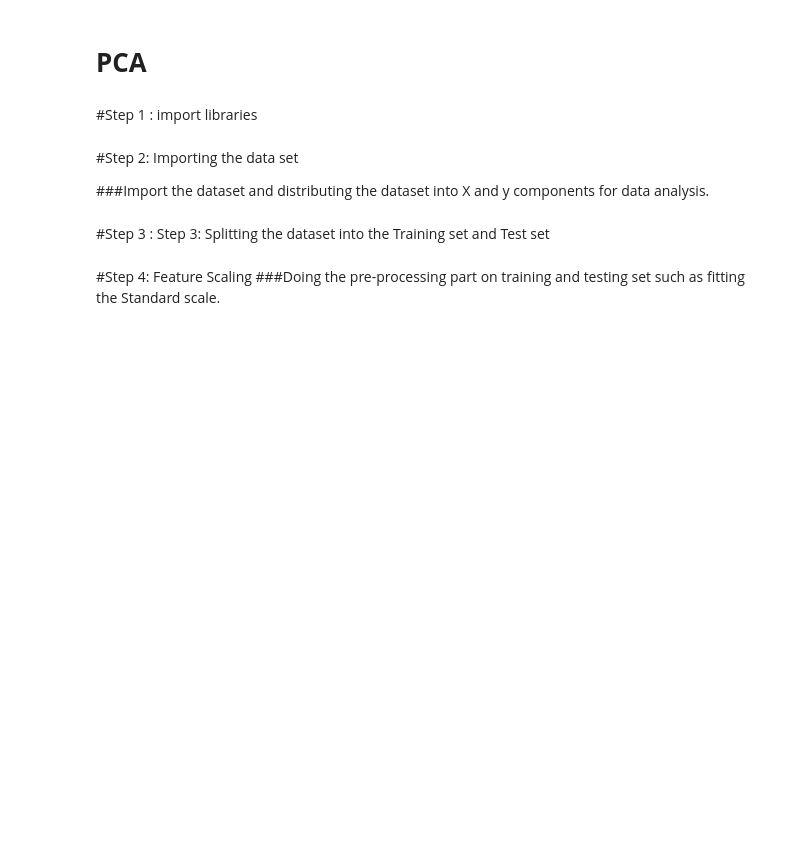
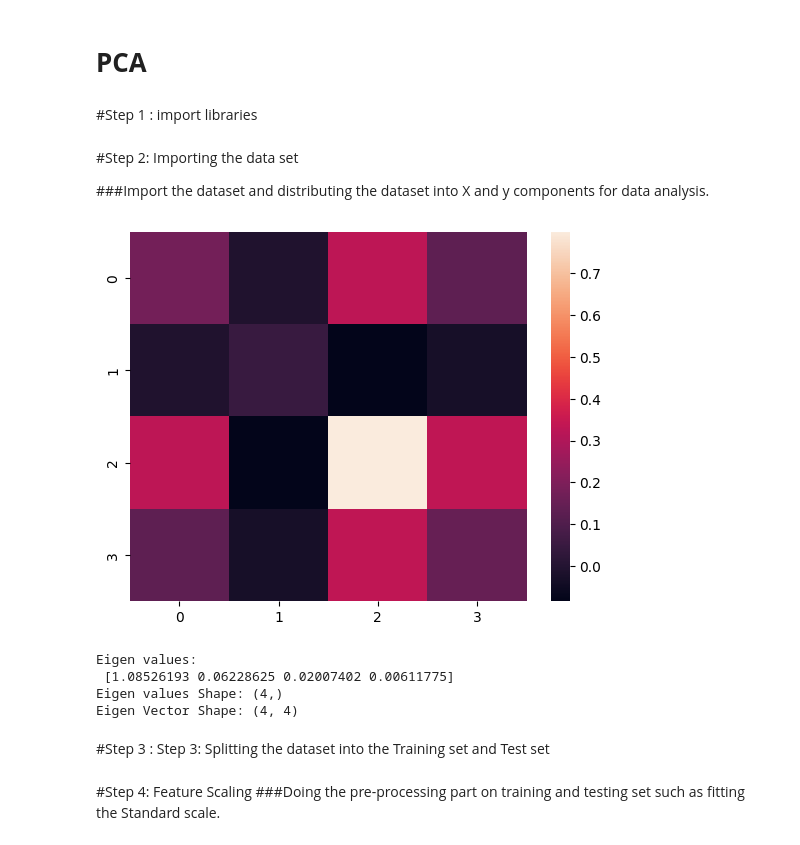
Before and after one commit to 8dci/T5, a Jupyter notebook: PCA_Exercise.ipynb, the cells around one changed output. Drawn from its saved outputs; the diff is of its cells as text; code cells hidden in the pictures; blank space fills up the shorter version.

```diff
--- a/PCA_Exercise.ipynb
+++ b/PCA_Exercise.ipynb
@@ -22,6 +22,29 @@ import seaborn as sns
 iris = load_iris()
 X = iris.data
 y = iris.target
+# %%
+X_mean = X.mean()
+# %%
+X_std = X.std()
+# %%
+Z = (X - X_mean) / X_std
+# %%
+c = np.cov(Z, rowvar=False)
+# %%
+sns.heatmap(c)
+plt.show()
+# %% [output]
+[figure, added]
+# %%
+eigenvalues, eigenvectors = np.linalg.eig(c)
+print('Eigen values:\n', eigenvalues)
+print('Eigen values Shape:', eigenvalues.shape)
+print('Eigen Vector Shape:', eigenvectors.shape)
+# %% [output]
+Eigen values:
+ [1.08526193 0.06228625 0.02007402 0.00611775]
+Eigen values Shape: (4,)
+Eigen Vector Shape: (4, 4)
 # %% [markdown]
 #Step 3 : Step 3: Splitting the dataset into the Training set and Test set
 # %%
```
Also changed, not shown: parts of 4 cells of this notebook.
